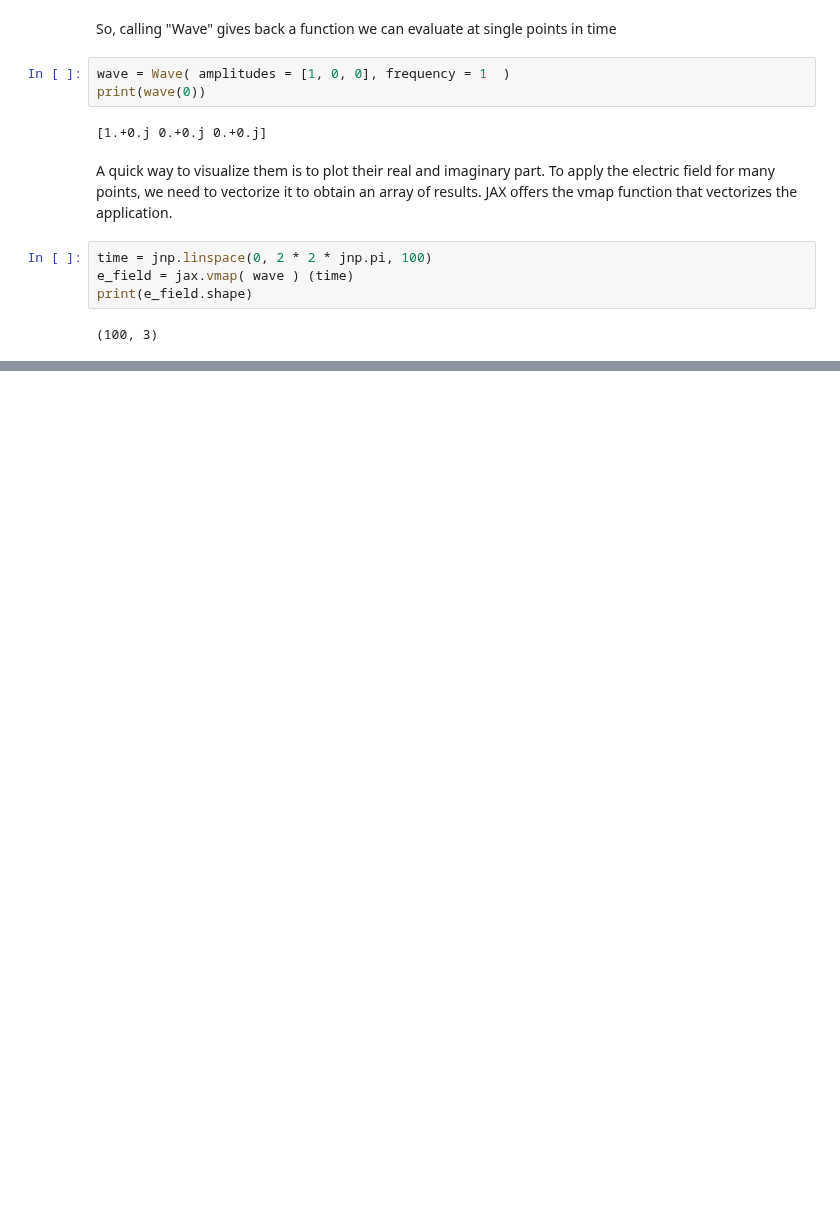
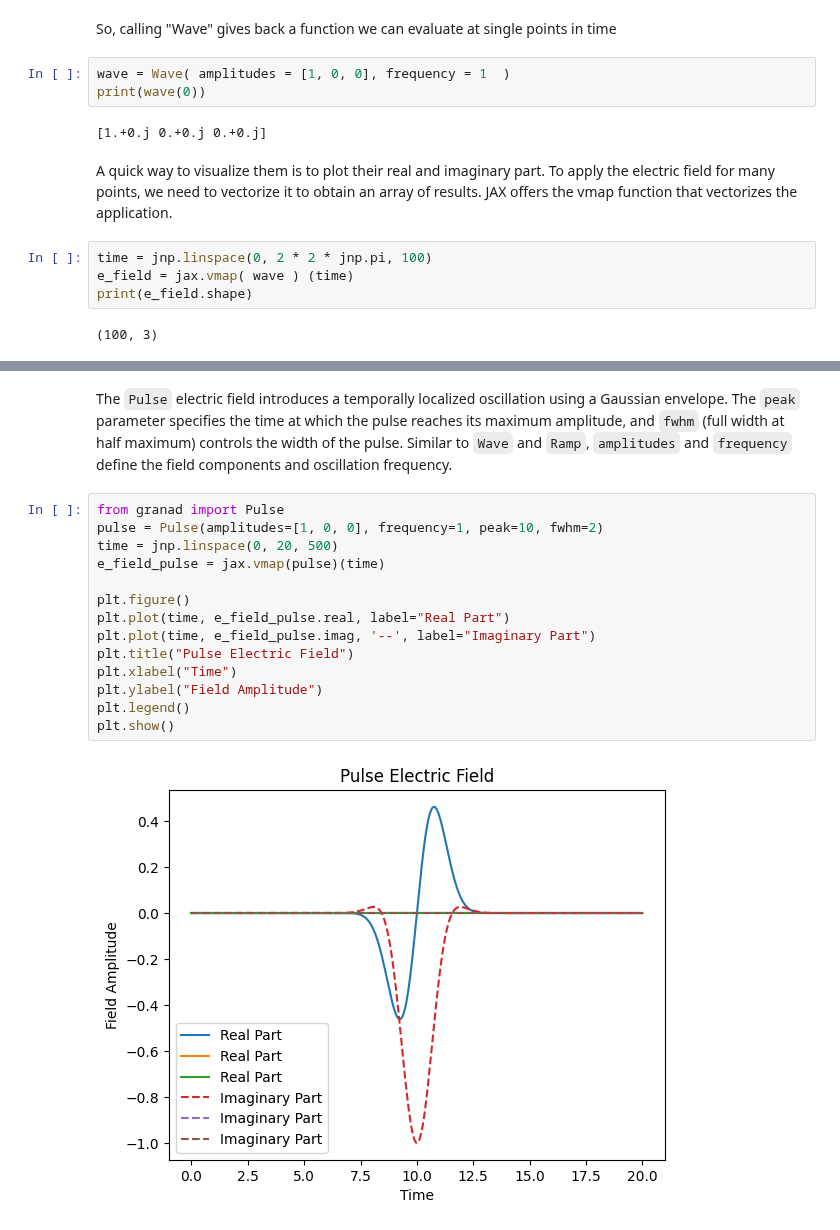
Before and after one commit to GRANADlauncher/granad, a Jupyter notebook: tutorials/e_electric_fields.ipynb, the cells around one changed output, grey strips where cells are left out. Saved outputs shown, nothing was run; the diff lists cells and outputs as text; blank space fills up the shorter version.

```diff
--- a/tutorials/e_electric_fields.ipynb
+++ b/tutorials/e_electric_fields.ipynb
@@ -47,0 +71,20 @@ plt.show()
+# %% [markdown]
+The `Pulse` electric field introduces a temporally localized oscillation using a Gaussian envelope.
+The `peak` parameter specifies the time at which the pulse reaches its maximum amplitude, and `fwhm` (full width at half maximum) controls the width of the pulse.
+Similar to `Wave` and `Ramp`, `amplitudes` and `frequency` define the field components and oscillation frequency.
+# %%
+from granad import Pulse
+pulse = Pulse(amplitudes=[1, 0, 0], frequency=1, peak=10, fwhm=2)
+time = jnp.linspace(0, 20, 500)
+e_field_pulse = jax.vmap(pulse)(time)
+
+plt.figure()
+plt.plot(time, e_field_pulse.real, label="Real Part")
+plt.plot(time, e_field_pulse.imag, '--', label="Imaginary Part")
+plt.title("Pulse Electric Field")
+plt.xlabel("Time")
+plt.ylabel("Field Amplitude")
+plt.legend()
+plt.show()
+# %% [output]
+[figure, added]
```
Also changed, not shown: parts of 3 cells of this notebook, 24 other files.
